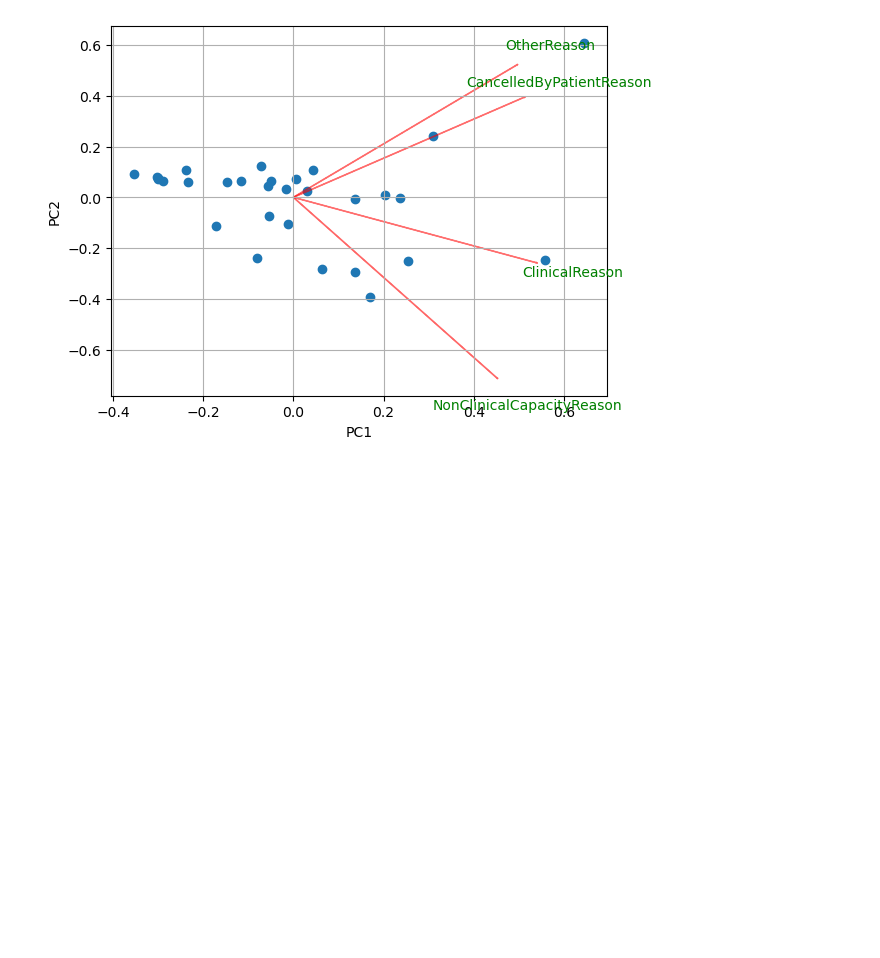
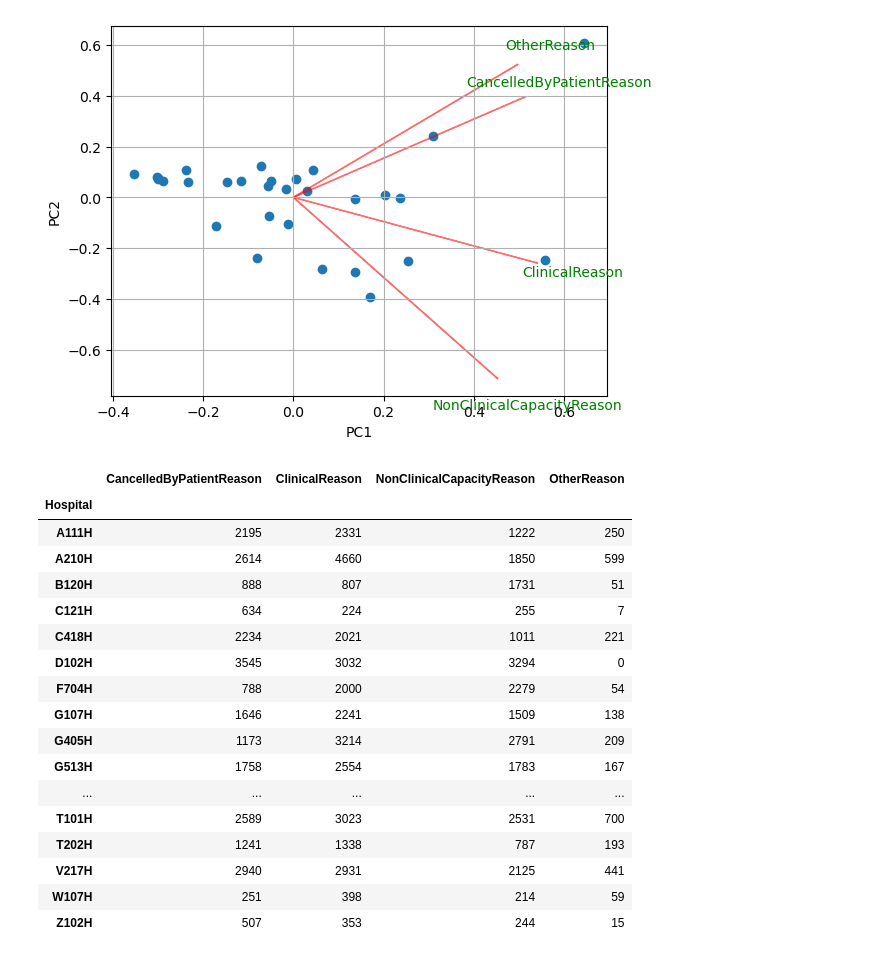
Before and after one commit to brianej/fdscw3, a Jupyter notebook: q3.ipynb, the cells around one changed output. Saved outputs shown, nothing was run; the diff lists cells and outputs as text; code cells hidden in the pictures; blank space fills up the shorter version.

```diff
--- a/q3.ipynb
+++ b/q3.ipynb
@@ -216,3 +216,24 @@ myplot(x_new[:,0:2],np.transpose(pca.components_[0:2, :]), list(cancellations_ho
 plt.show()
 # %% [output]
 [figure]
+# %%
+cancellations_hospital_clean_hos
+# %% [output]
+|  | CancelledByPatientReason | ClinicalReason | NonClinicalCapacityReason | OtherReason |
+| Hospital |  |  |  |  |
+| A111H | 2195 | 2331 | 1222 | 250 |
+| A210H | 2614 | 4660 | 1850 | 599 |
+| B120H | 888 | 807 | 1731 | 51 |
+| C121H | 634 | 224 | 255 | 7 |
+| C418H | 2234 | 2021 | 1011 | 221 |
+| D102H | 3545 | 3032 | 3294 | 0 |
+| F704H | 788 | 2000 | 2279 | 54 |
+| G107H | 1646 | 2241 | 1509 | 138 |
+| G405H | 1173 | 3214 | 2791 | 209 |
+| G513H | 1758 | 2554 | 1783 | 167 |
+| ... | ... | ... | ... | ... |
+| T101H | 2589 | 3023 | 2531 | 700 |
+| T202H | 1241 | 1338 | 787 | 193 |
+| V217H | 2940 | 2931 | 2125 | 441 |
+| W107H | 251 | 398 | 214 | 59 |
+| Z102H | 507 | 353 | 244 | 15 |
```
Also changed, not shown: 2 other files.
